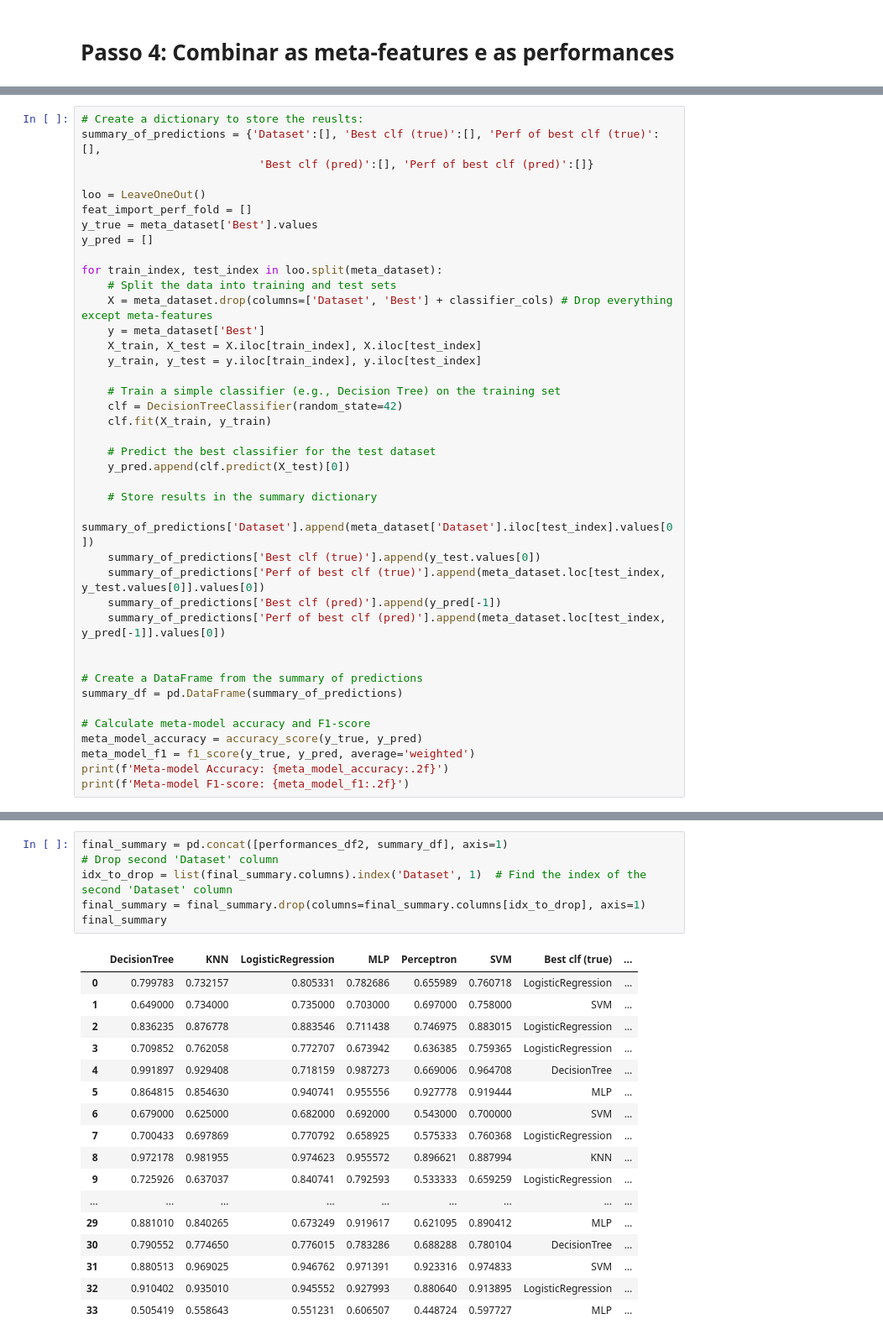
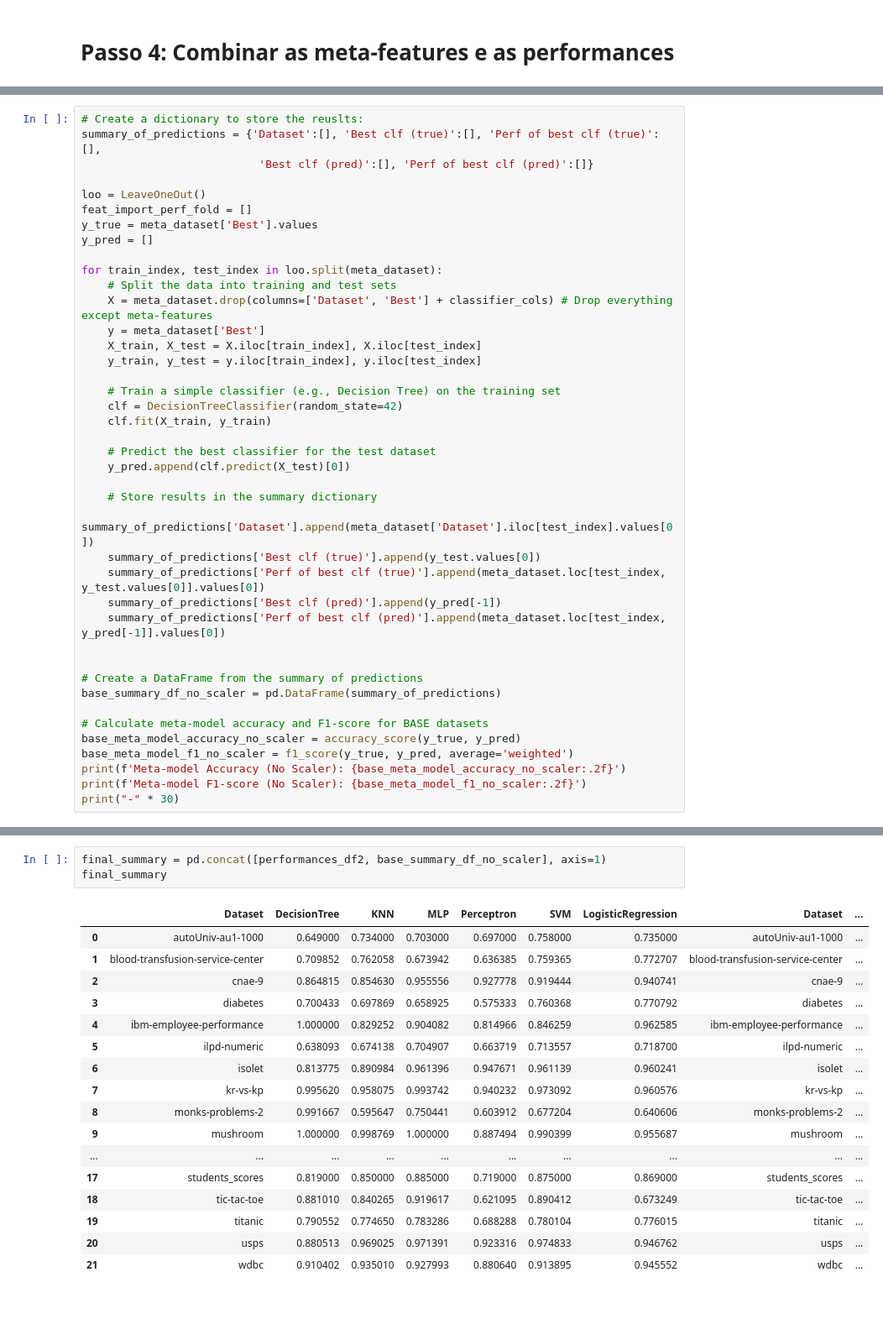
Before and after one commit to jaofe/Meta-Learning, a Jupyter notebook: MetaLearning_Task2.ipynb, the cells around one changed output, grey strips where cells are left out. Shown at 84% size. Saved outputs shown, nothing was run; the diff lists cells and outputs as text; blank space fills up the shorter version.

```diff
--- a/MetaLearning_Task2.ipynb
+++ b/MetaLearning_Task2.ipynb
@@ -773,11 +341,12 @@ for train_index, test_index in loo.split(meta_dataset):
 
 
 # Create a DataFrame from the summary of predictions
-summary_df = pd.DataFrame(summary_of_predictions)
+base_summary_df_no_scaler = pd.DataFrame(summary_of_predictions)
 
-# Calculate meta-model accuracy and F1-score
-meta_model_accuracy = accuracy_score(y_true, y_pred)
-meta_model_f1 = f1_score(y_true, y_pred, average='weighted')
-print(f'Meta-model Accuracy: {meta_model_accuracy:.2f}')
-print(f'Meta-model F1-score: {meta_model_f1:.2f}')
+# Calculate meta-model accuracy and F1-score for BASE datasets
+base_meta_model_accuracy_no_scaler = accuracy_score(y_true, y_pred)
+base_meta_model_f1_no_scaler = f1_score(y_true, y_pred, average='weighted')
+print(f'Meta-model Accuracy (No Scaler): {base_meta_model_accuracy_no_scaler:.2f}')
+print(f'Meta-model F1-score (No Scaler): {base_meta_model_f1_no_scaler:.2f}')
+print("-" * 30)
 # %% [output]
@@ -824,27 +389,24 @@ summary_df.describe()
 # %%
-final_summary = pd.concat([performances_df2, summary_df], axis=1)
-# Drop second 'Dataset' column
-idx_to_drop = list(final_summary.columns).index('Dataset', 1)  # Find the index of the second 'Dataset' column
-final_summary = final_summary.drop(columns=final_summary.columns[idx_to_drop], axis=1)
+final_summary = pd.concat([performances_df2, base_summary_df_no_scaler], axis=1)
 final_summary
 # %% [output]
-|  | DecisionTree | KNN | LogisticRegression | MLP | Perceptron | SVM | Best clf (true) | ... |
-| 0 | 0.799783 | 0.732157 | 0.805331 | 0.782686 | 0.655989 | 0.760718 | LogisticRegression | ... |
-| 1 | 0.649000 | 0.734000 | 0.735000 | 0.703000 | 0.697000 | 0.758000 | SVM | ... |
-| 2 | 0.836235 | 0.876778 | 0.883546 | 0.711438 | 0.746975 | 0.883015 | LogisticRegression | ... |
-| 3 | 0.709852 | 0.762058 | 0.772707 | 0.673942 | 0.636385 | 0.759365 | LogisticRegression | ... |
-| 4 | 0.991897 | 0.929408 | 0.718159 | 0.987273 | 0.669006 | 0.964708 | DecisionTree | ... |
-| 5 | 0.864815 | 0.854630 | 0.940741 | 0.955556 | 0.927778 | 0.919444 | MLP | ... |
-| 6 | 0.679000 | 0.625000 | 0.682000 | 0.692000 | 0.543000 | 0.700000 | SVM | ... |
-| 7 | 0.700433 | 0.697869 | 0.770792 | 0.658925 | 0.575333 | 0.760368 | LogisticRegression | ... |
-| 8 | 0.972178 | 0.981955 | 0.974623 | 0.955572 | 0.896621 | 0.887994 | KNN | ... |
-| 9 | 0.725926 | 0.637037 | 0.840741 | 0.792593 | 0.533333 | 0.659259 | LogisticRegression | ... |
-| ... | ... | ... | ... | ... | ... | ... | ... | ... |
-| 29 | 0.881010 | 0.840265 | 0.673249 | 0.919617 | 0.621095 | 0.890412 | MLP | ... |
-| 30 | 0.790552 | 0.774650 | 0.776015 | 0.783286 | 0.688288 | 0.780104 | DecisionTree | ... |
-| 31 | 0.880513 | 0.969025 | 0.946762 | 0.971391 | 0.923316 | 0.974833 | SVM | ... |
-| 32 | 0.910402 | 0.935010 | 0.945552 | 0.927993 | 0.880640 | 0.913895 | LogisticRegression | ... |
-| 33 | 0.505419 | 0.558643 | 0.551231 | 0.606507 | 0.448724 | 0.597727 | MLP | ... |
+|  | Dataset | DecisionTree | KNN | MLP | Perceptron | SVM | LogisticRegression | Dataset | ... |
+| 0 | autoUniv-au1-1000 | 0.649000 | 0.734000 | 0.703000 | 0.697000 | 0.758000 | 0.735000 | autoUniv-au1-1000 | ... |
+| 1 | blood-transfusion-service-center | 0.709852 | 0.762058 | 0.673942 | 0.636385 | 0.759365 | 0.772707 | blood-transfusion-service-center | ... |
+| 2 | cnae-9 | 0.864815 | 0.854630 | 0.955556 | 0.927778 | 0.919444 | 0.940741 | cnae-9 | ... |
+| 3 | diabetes | 0.700433 | 0.697869 | 0.658925 | 0.575333 | 0.760368 | 0.770792 | diabetes | ... |
+| 4 | ibm-employee-performance | 1.000000 | 0.829252 | 0.904082 | 0.814966 | 0.846259 | 0.962585 | ibm-employee-performance | ... |
+| 5 | ilpd-numeric | 0.638093 | 0.674138 | 0.704907 | 0.663719 | 0.713557 | 0.718700 | ilpd-numeric | ... |
+| 6 | isolet | 0.813775 | 0.890984 | 0.961396 | 0.947671 | 0.961139 | 0.960241 | isolet | ... |
+| 7 | kr-vs-kp | 0.995620 | 0.958075 | 0.993742 | 0.940232 | 0.973092 | 0.960576 | kr-vs-kp | ... |
+| 8 | monks-problems-2 | 0.991667 | 0.595647 | 0.750441 | 0.603912 | 0.677204 | 0.640606 | monks-problems-2 | ... |
+| 9 | mushroom | 1.000000 | 0.998769 | 1.000000 | 0.887494 | 0.990399 | 0.955687 | mushroom | ... |
+| ... | ... | ... | ... | ... | ... | ... | ... | ... | ... |
+| 17 | students_scores | 0.819000 | 0.850000 | 0.885000 | 0.719000 | 0.875000 | 0.869000 | students_scores | ... |
+| 18 | tic-tac-toe | 0.881010 | 0.840265 | 0.919617 | 0.621095 | 0.890412 | 0.673249 | tic-tac-toe | ... |
+| 19 | titanic | 0.790552 | 0.774650 | 0.783286 | 0.688288 | 0.780104 | 0.776015 | titanic | ... |
+| 20 | usps | 0.880513 | 0.969025 | 0.971391 | 0.923316 | 0.974833 | 0.946762 | usps | ... |
+| 21 | wdbc | 0.910402 | 0.935010 | 0.927993 | 0.880640 | 0.913895 | 0.945552 | wdbc | ... |
 # %%
 plt.figure(figsize=(12, 6))
 final_summary.boxplot(rot=90)
```
Also changed, not shown: parts of 49 cells of this notebook.
